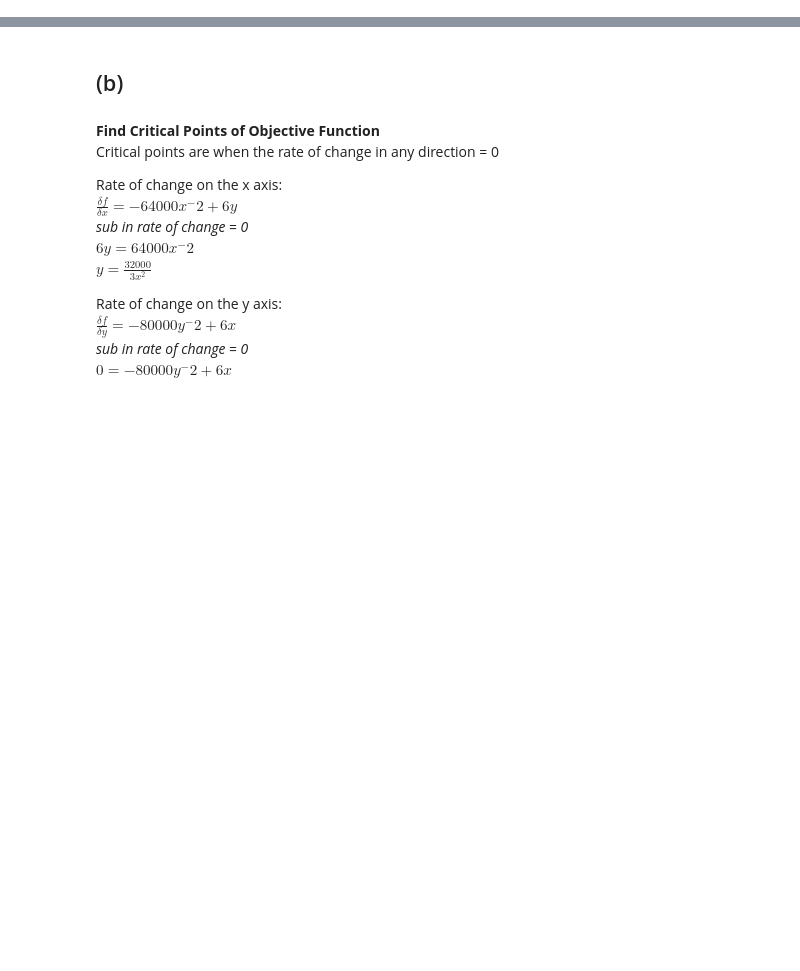
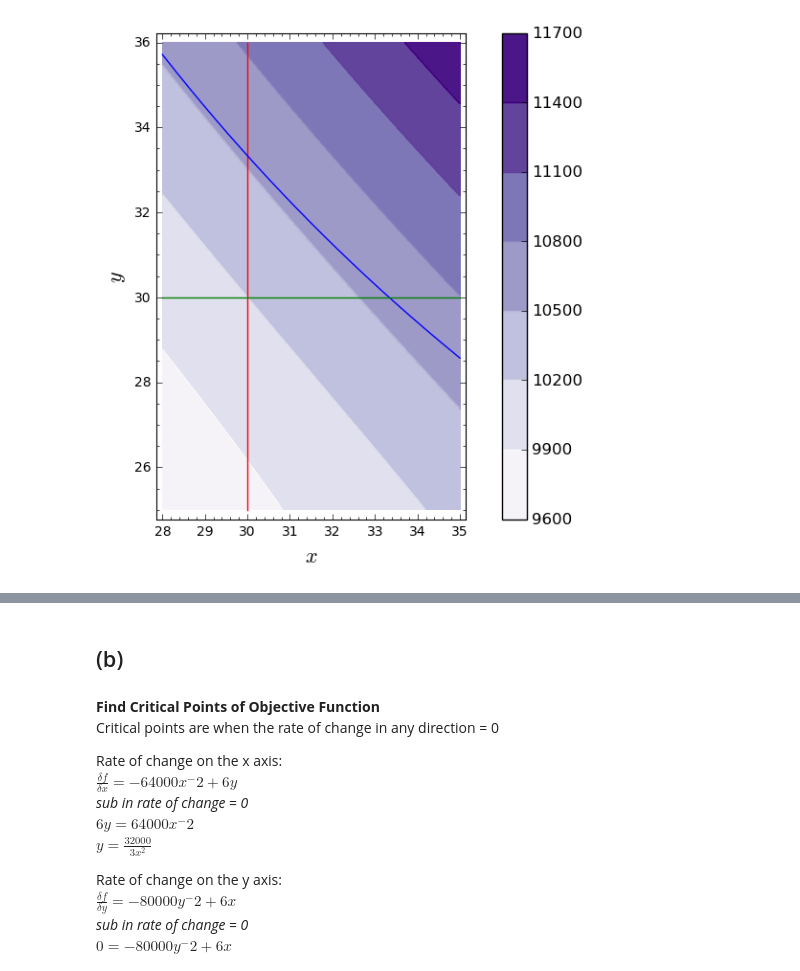
Before and after one commit to michlee1337/practice, a Jupyter notebook: MathStuff/Calculus_A5.ipynb, the cells around one changed output, grey strips where cells are left out. Saved outputs shown, nothing was run; the diff lists cells and outputs as text; code cells hidden in the pictures; blank space fills up the shorter version.

```diff
--- a/MathStuff/Calculus_A5.ipynb
+++ b/MathStuff/Calculus_A5.ipynb
@@ -45,4 +42,18 @@ $\frac {1000}{x} >= y$
 simplified constraint:
 $$ 30 <= x <= \frac {1000}{y}$$
 $$30 <= y <= \frac {1000}{x}$$
+# %%
+# plotting constraints on a contour plot
+from sage.plot.contour_plot import ContourPlot
+import matplotlib.cm; matplotlib.cm.datad.keys()
+from sage.plot.line import Line
+x,y = var('x,y')
+f(x,y) = 80000/y + 64000/x + 6*x*y
+C = contour_plot(f, (28,35), (25,36),cmap='Purples', colorbar=True, axes_labels=['$x$','$y$'])
+c1 = line([(30,25), (30,36)],color="red")
+c2 = plot(1000/x,(x,28,35),color="blue")
+c3 = plot(30,(x,28,35),color="green")
+C+c1+c2+c3
+# %% [output]
+[figure, added]
 # %%
```
Also changed, not shown: parts of 20 cells of this notebook, 5 other files.
